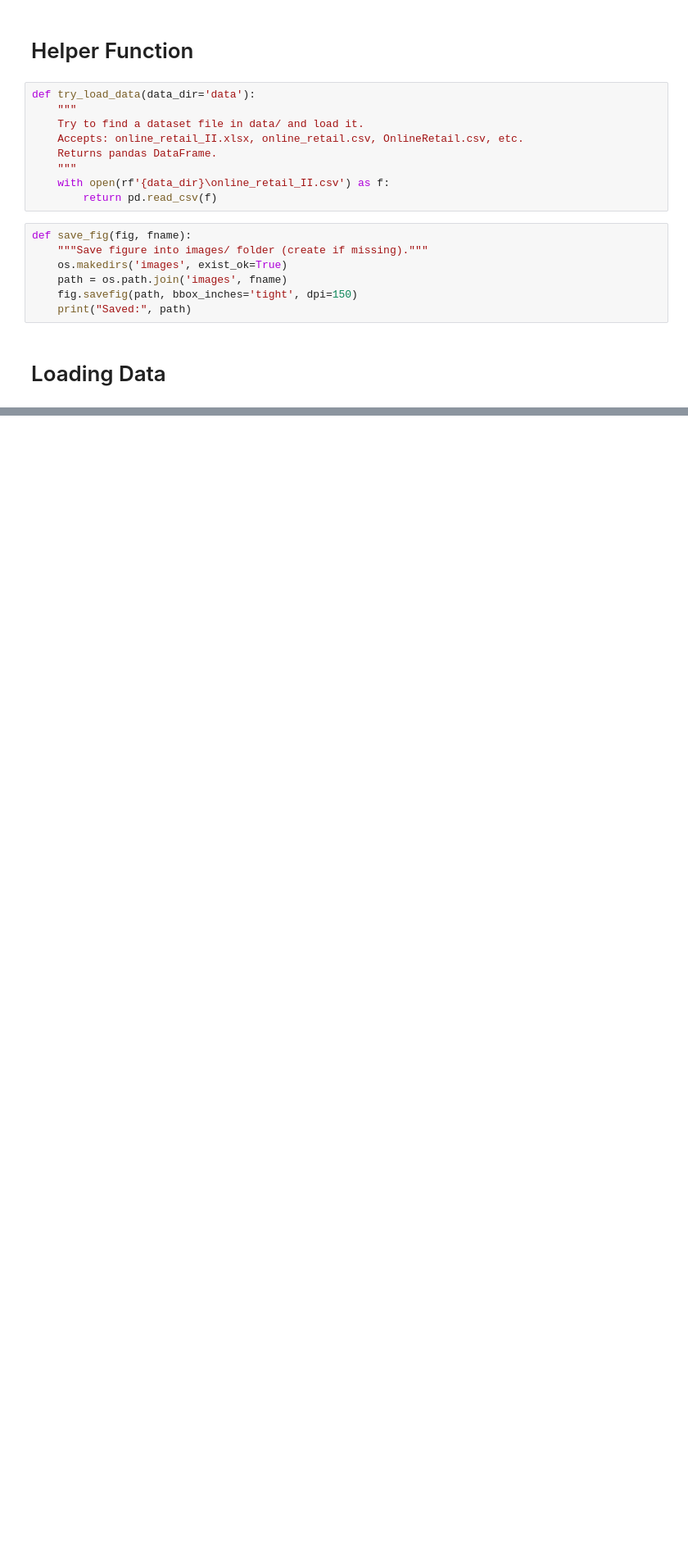
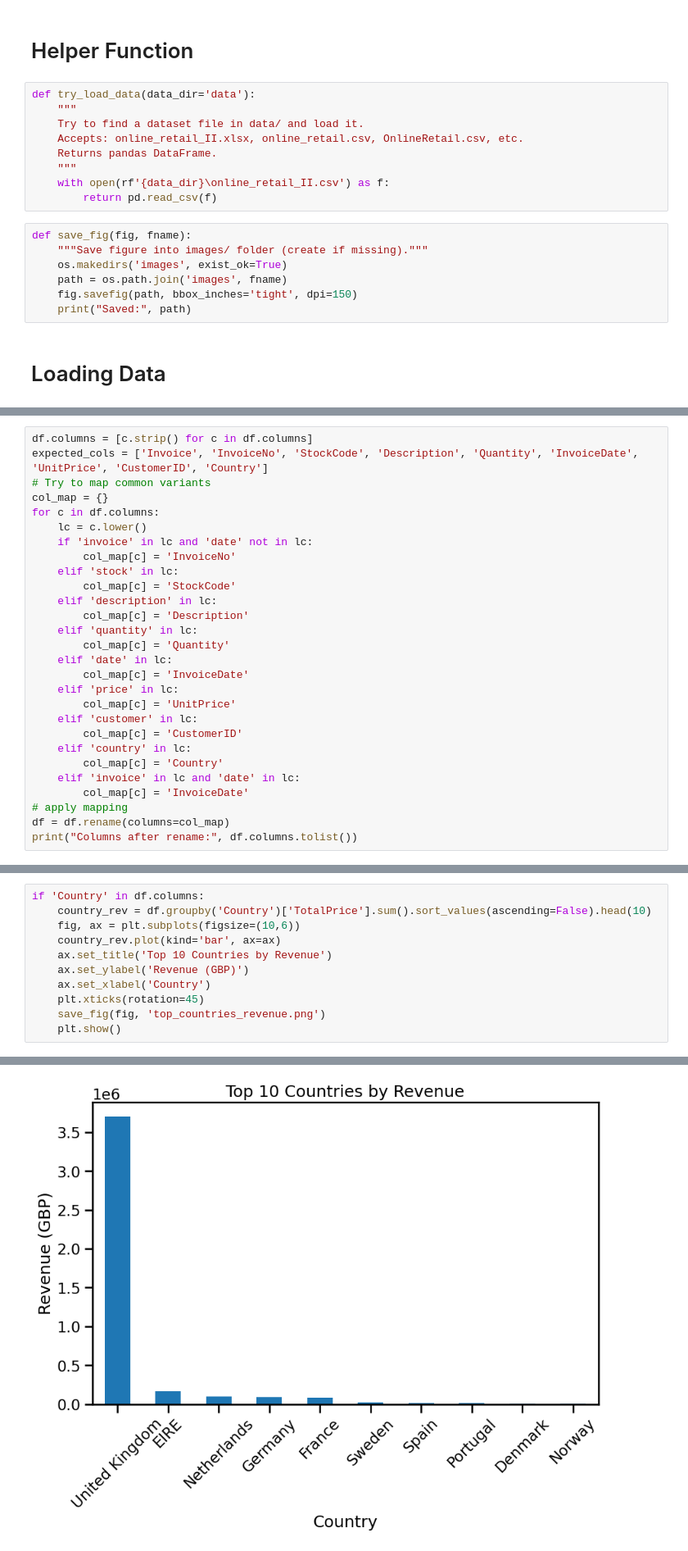
Before and after one commit to TheAzapto/ecommerce-sales-analysis, a Jupyter notebook: analysis.ipynb, the cells around one changed output, grey strips where cells are left out. Shown at 82% size. Cells and saved outputs as stored; diff of their text form; blank space fills up the shorter version.

```diff
--- a/analysis.ipynb
+++ b/analysis.ipynb
@@ -52,0 +87,28 @@ df.head()
+# %%
+df.columns = [c.strip() for c in df.columns]
+expected_cols = ['Invoice', 'InvoiceNo', 'StockCode', 'Description', 'Quantity', 'InvoiceDate', 'UnitPrice', 'CustomerID', 'Country']
+# Try to map common variants
+col_map = {}
+for c in df.columns:
+    lc = c.lower()
+    if 'invoice' in lc and 'date' not in lc:
+        col_map[c] = 'InvoiceNo'
+    elif 'stock' in lc:
+        col_map[c] = 'StockCode'
+    elif 'description' in lc:
+        col_map[c] = 'Description'
+    elif 'quantity' in lc:
+        col_map[c] = 'Quantity'
+    elif 'date' in lc:
+        col_map[c] = 'InvoiceDate'
+    elif 'price' in lc:
+        col_map[c] = 'UnitPrice'
+    elif 'customer' in lc:
+        col_map[c] = 'CustomerID'
+    elif 'country' in lc:
+        col_map[c] = 'Country'
+    elif 'invoice' in lc and 'date' in lc:
+        col_map[c] = 'InvoiceDate'
+# apply mapping
+df = df.rename(columns=col_map)
+print("Columns after rename:", df.columns.tolist())
@@ -52,0 +172,12 @@ df.head()
+# %%
+if 'Country' in df.columns:
+    country_rev = df.groupby('Country')['TotalPrice'].sum().sort_values(ascending=False).head(10)
+    fig, ax = plt.subplots(figsize=(10,6))
+    country_rev.plot(kind='bar', ax=ax)
+    ax.set_title('Top 10 Countries by Revenue')
+    ax.set_ylabel('Revenue (GBP)')
+    ax.set_xlabel('Country')
+    plt.xticks(rotation=45)
+    save_fig(fig, 'top_countries_revenue.png')
+    plt.show()
+# %% [output]
@@ -52,0 +185 @@ df.head()
+[figure, added]
```
Also changed, not shown: parts of 31 cells of this notebook, 8 other files.
